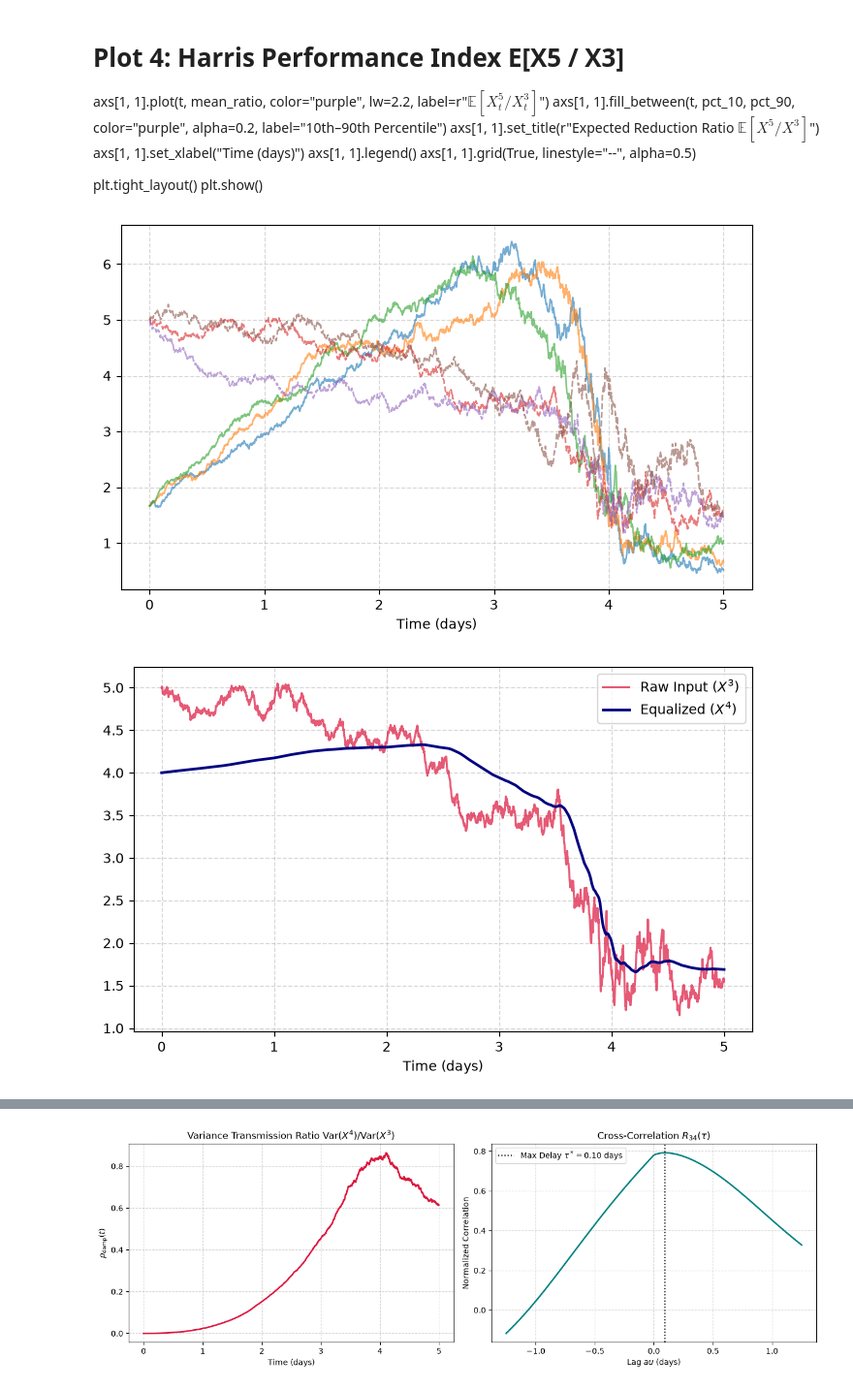
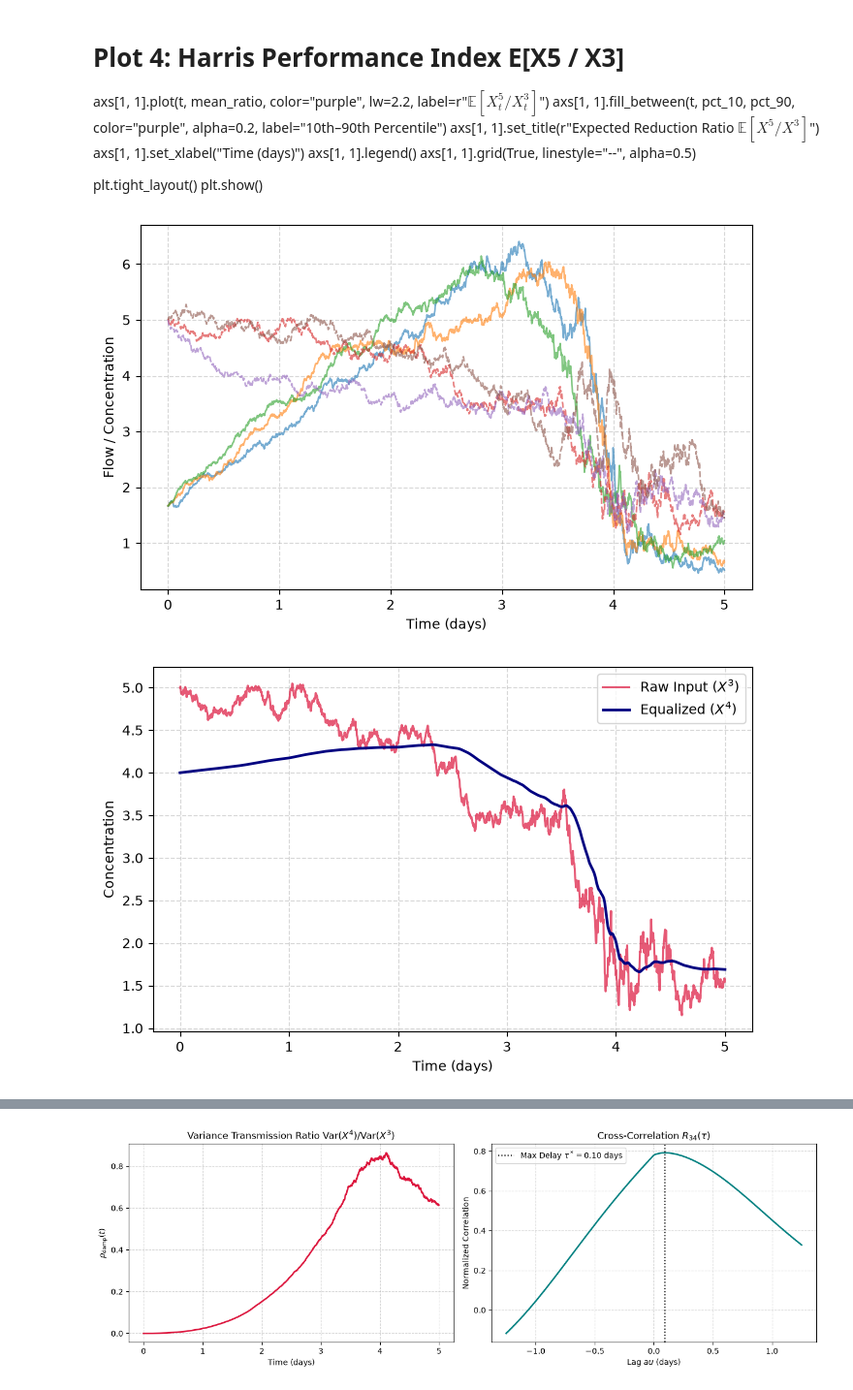
Before and after one commit to AKwasTaken/BrownianDecay, a Jupyter notebook: BioWasteTreatment/simulation.ipynb, the cells around one changed output, grey strips where cells are left out. Shown at 97% size. Cells and saved outputs as stored; diff of their text form; code cells hidden in the pictures.

```diff
--- a/BioWasteTreatment/simulation.ipynb
+++ b/BioWasteTreatment/simulation.ipynb
@@ -118,7 +119,6 @@ axs[1, 1].grid(True, linestyle="--", alpha=0.5)
 plt.tight_layout()
 plt.show()
 # %%
-# Ensure directory exists
 output_dir = "plotsvg"
 os.makedirs(output_dir, exist_ok=True)
 
@@ -127,6 +127,7 @@ fig, ax = plt.subplots(figsize=(7, 4.5))
 ax.plot(t, X[1, :, :3], alpha=0.6, lw=1.2)
 ax.plot(t, X[2, :, :3], alpha=0.6, lw=1.2, linestyle="--")
 ax.set_xlabel("Time (days)")
+ax.set_ylabel("Flow / Concentration")
 ax.grid(True, linestyle="--", alpha=0.5)
 fig.tight_layout()
 fig.savefig(os.path.join(output_dir, "input_dynamics.pdf"), format="pdf")
@@ -142,6 +143,7 @@ ax.plot(
     t, X[3, :, sample_idx], label="Equalized ($X^4$)", color="navy", lw=2
 )
 ax.set_xlabel("Time (days)")
+ax.set_ylabel("Concentration")
 ax.legend()
 ax.grid(True, linestyle="--", alpha=0.5)
 fig.tight_layout()
@@ -159,32 +161,34 @@ ax.plot(
     lw=2.2,
     label=r"Ensemble Mean $\mathbb{E}[X^5]$",
 )
 ax.set_xlabel("Time (days)")
+ax.set_ylabel("Effluent Concentration ($X^5$)")
 ax.legend()
 ax.grid(True, linestyle="--", alpha=0.5)
 fig.tight_layout()
 fig.savefig(os.path.join(output_dir, "effluent_quality.pdf"), format="pdf")
 plt.show()
 
 # Plot 4: Expected Reduction Ratio ($\mathbb{E}[X^5 / X^3]$)
 fig, ax = plt.subplots(figsize=(7, 4.5))
 ax.plot(
     t, mean_ratio, color="purple", lw=2.2, label=r"$\mathbb{E}[X^5_t / X^3_t]$"
 )
 ax.fill_between(
     t,
     pct_10,
     pct_90,
     color="purple",
     alpha=0.2,
     label="10th–90th Percentile",
 )
 ax.set_xlabel("Time (days)")
+ax.set_ylabel(r"Reduction Ratio $\mathbb{E}[X^5 / X^3]$")
 ax.legend()
 ax.grid(True, linestyle="--", alpha=0.5)
 fig.tight_layout()
 fig.savefig(os.path.join(output_dir, "reduction_ratio.pdf"), format="pdf")
 plt.show()
 # %% [output]
-[figure, old version]
+[figure, new version]
-[figure, old version]
+[figure, new version]
```
Also changed, not shown: parts of 11 cells of this notebook, 13 other files.
